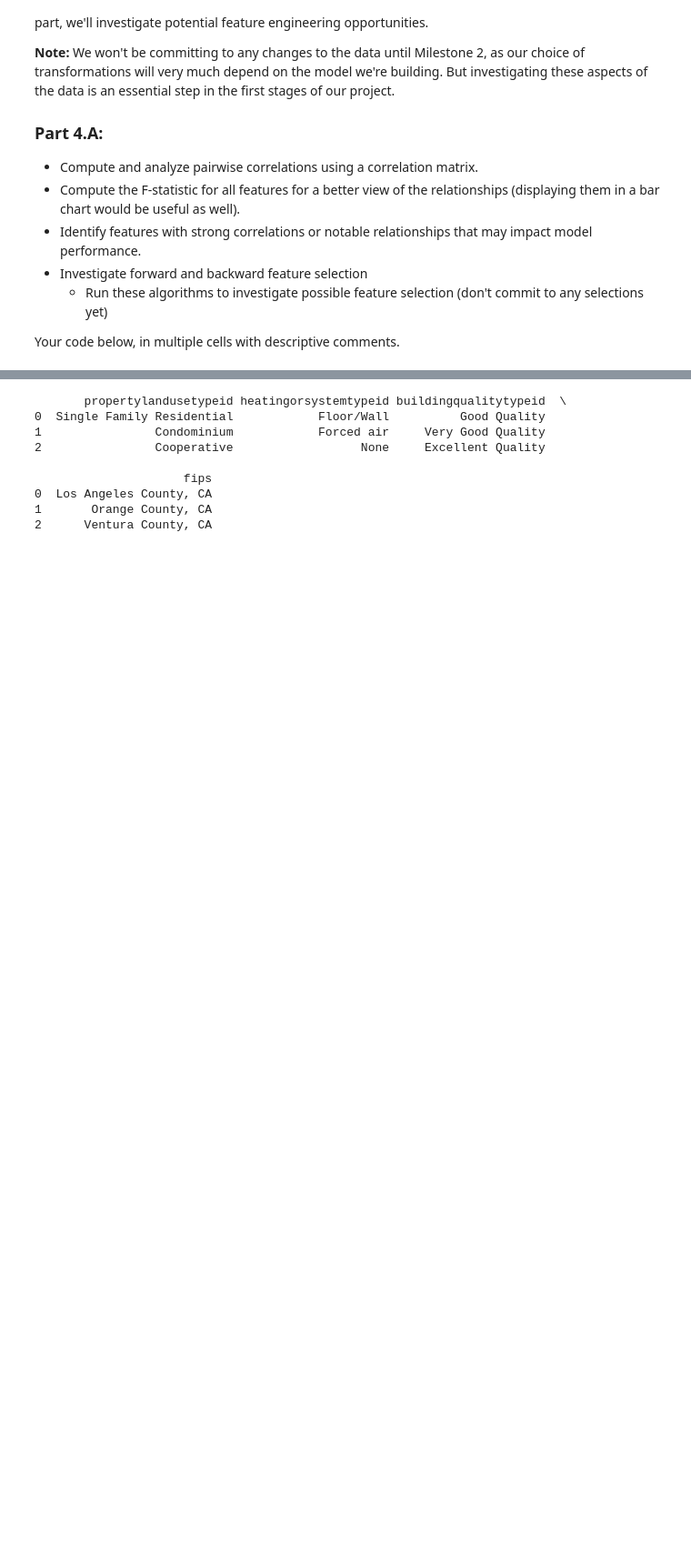
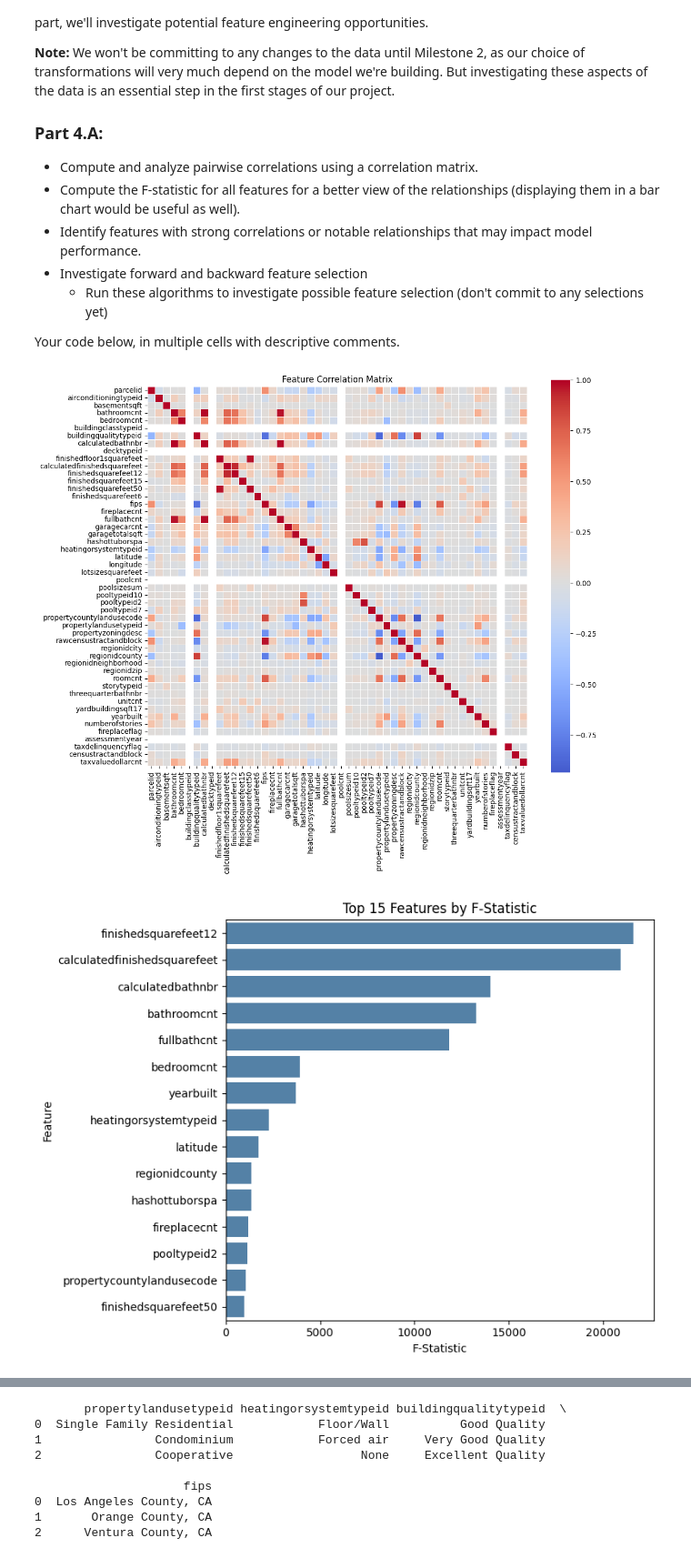
Before and after one commit to ndumay/Module3Assignments2-Final, a Jupyter notebook: Mod3-Milestone1/Milestone_01.ipynb, the cells around one changed output, grey strips where cells are left out. Shown at 91% size. Cells and saved outputs as stored; diff of their text form; code cells hidden in the pictures; blank space fills up the shorter version.

```diff
--- a/Mod3-Milestone1/Milestone_01.ipynb
+++ b/Mod3-Milestone1/Milestone_01.ipynb
@@ -629,23 +686,3 @@ Remaining null values after conservative handling: 1665886
 ### 3.E: Encode the Categorical Features (if any)
 
 You may not have any categorical features. If you do, encode them in the next step. No discussion is necessary.
-# %%
-df_encoded = df_imputed.copy()
-
-# Adjusted list — exclude 'yearbuilt'
-categorical_candidates = [
-    'fips', 'buildingqualitytypeid', 'heatingorsystemtypeid',
-    'propertylandusetypeid', 'regionidcity', 'regionidcounty',
-    'regionidzip'
-]
-
-# Convert known categorical features
-for col in categorical_candidates:
-    if col in df_encoded.columns:
-        df_encoded[col] = df_encoded[col].astype("category")
-
-# Encode with .cat.codes
-for col in df_encoded.select_dtypes(include="category").columns:
-    df_encoded[col] = df_encoded[col].cat.codes
-
-print("Correctly encoded categorical features:", categorical_candidates)
@@ -683,3 +748,45 @@ In this part, we will investigate the feature relationships as a way of understa
 Your code below, in multiple cells with descriptive comments.
 # %%
 # Zillow Data Dictionary: https://www.zillow.com/research/data/
+# %%
+import matplotlib.pyplot as plt
+import seaborn as sns
+from sklearn.feature_selection import f_regression
+
+# Make a copy for analysis (to avoid altering the encoded dataset)
+df_analysis = df_encoded.copy()
+X = df_analysis.drop(columns=["taxvaluedollarcnt"])
+y = df_analysis["taxvaluedollarcnt"]
+
+# (If any missing remained, fill them temporarily for analysis)
+X_temp = X.fillna(X.median(numeric_only=True))
+
+# 4.A: Correlation matrix of features
+plt.figure(figsize=(12,10))
+corr_matrix = X_temp.join(y).corr(numeric_only=True)  # include target for completeness
+sns.heatmap(corr_matrix, cmap="coolwarm", center=0, square=True, linewidths=0.5)
+plt.title("Feature Correlation Matrix")
+plt.show()
+
+# 4.B: Compute F-statistic and p-value for each feature against the target
+f_vals, p_vals = f_regression(X_temp, y)
+f_df = pd.DataFrame({
+    "Feature": X_temp.columns,
+    "F-Statistic": f_vals,
+    "P-Value": p_vals
+}).sort_values(by="F-Statistic", ascending=False)
+
+# Plot top 15 features by F-Statistic
+plt.figure(figsize=(8, 6))
+sns.barplot(data=f_df.head(15), x="F-Statistic", y="Feature", color="steelblue")
+plt.title("Top 15 Features by F-Statistic")
+plt.xlabel("F-Statistic")
+plt.ylabel("Feature")
+plt.tight_layout()
+plt.show()
+
+# Optionally, display the top 15 features and their F-stats
+print(f_df.head(15))
+# %% [output]
+[figure, added]
+[figure, added]
```
Also changed, not shown: parts of 11 cells of this notebook, 1 other file.
